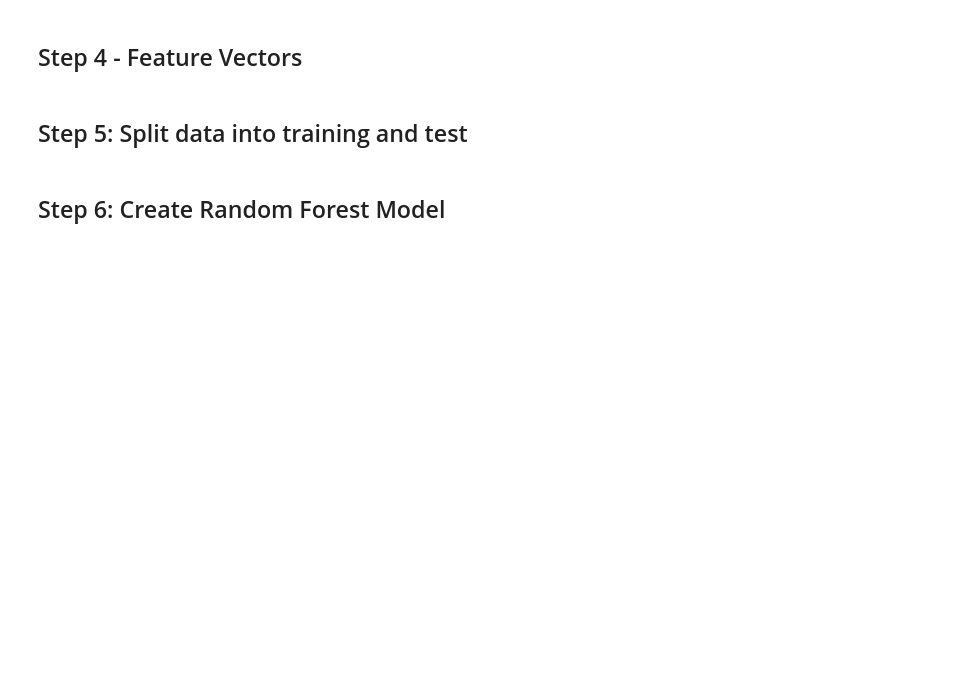
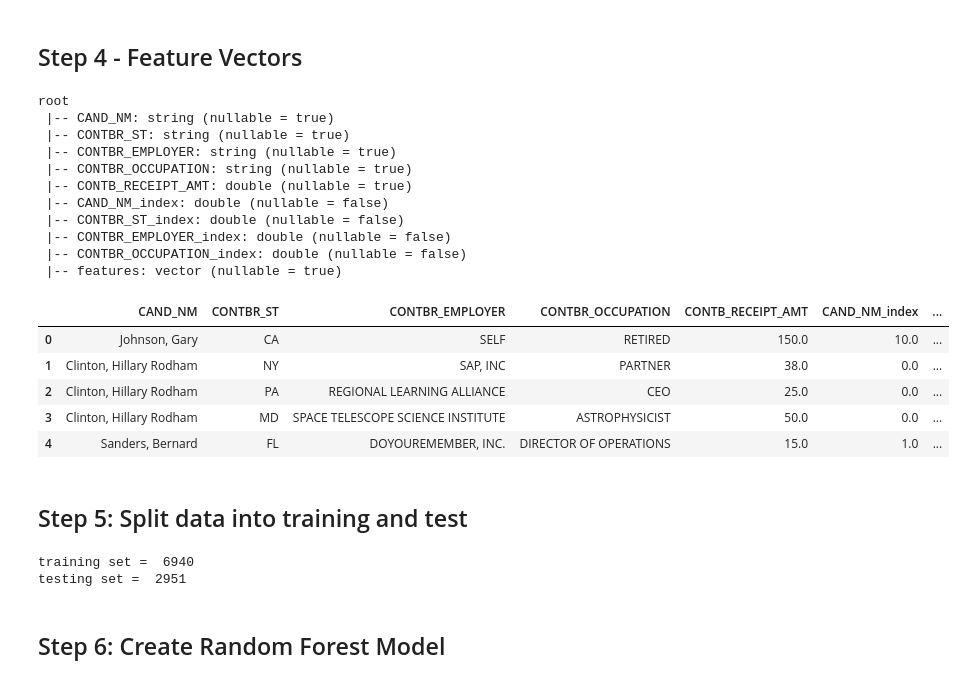
Before and after one commit to bweydert/ml-labs-spark-python, a Jupyter notebook: decision-trees/random-forest-2-election-classification.ipynb, the cells around one changed output. Saved outputs shown, nothing was run; the diff lists cells and outputs as text; code cells hidden in the pictures; blank space fills up the shorter version.

```diff
--- a/decision-trees/random-forest-2-election-classification.ipynb
+++ b/decision-trees/random-forest-2-election-classification.ipynb
@@ -118,7 +227,7 @@ We see some negative contributions!
 ## TODO Filter out only positive contribs
 ## Hint : use fileter(condition)
 ## Hint : condition :
-pos_contribs = data_clean.???("??? > 0")
+pos_contribs = data_clean.filter("CONTB_RECEIPT_AMT > 0")
 
 print("original data size = {:,}".format(data_clean.count()) )
 print("positive contributions data size = {:,}".format(pos_contribs.count()) )
@@ -162,13 +328,13 @@ from pyspark.ml.feature import StringIndexer
 ## CAND_NM,   CONTBR_ST,  CONTBR_EMPLOYER,  CONTBR_OCCUPATION
 
 indexer1 = StringIndexer(inputCol='CAND_NM', outputCol = "CAND_NM_index", handleInvalid="keep")
-indexer2 = StringIndexer(inputCol='???', outputCol = "???_index", handleInvalid="keep")
-indexer3 = StringIndexer(inputCol='???', outputCol = "???_index", handleInvalid="keep")
-indexer4 = StringIndexer(inputCol='???', outputCol = "???_index", handleInvalid="keep")
+indexer2 = StringIndexer(inputCol='CONTBR_ST', outputCol = "CONTBR_ST_index", handleInvalid="keep")
+indexer3 = StringIndexer(inputCol='CONTBR_EMPLOYER', outputCol = "CONTBR_EMPLOYER_index", handleInvalid="keep")
+indexer4 = StringIndexer(inputCol='CONTBR_OCCUPATION', outputCol = "CONTBR_OCCUPATION_index", handleInvalid="keep")
 # %%
 ## Stash indexers into
 from pyspark.ml import Pipeline
 
 ## TODO : add all indexers into stages
-pipeline = Pipeline(stages=[indexer1, ???, ???, ???])
+pipeline = Pipeline(stages=[indexer1, indexer2, indexer3, indexer4])
 print(pipeline)
@@ -175,4 +343,4 @@ print(pipeline)
 # %%
 %%time
 ## TODO : fit and transform 'pos_contribs'  through pipeline
-indexed_data = pipeline.fit(???).transform(???)
+indexed_data = pipeline.fit(pos_contribs).transform(pos_contribs)
@@ -198,22 +432,43 @@ indexed_data.groupBy(['CONTBR_OCCUPATION', 'CONTBR_OCCUPATION_index']).count()\
 # %%
 from pyspark.ml.feature import VectorAssembler
 
 ## Create a feature vector using 'index' columns
-feature_columns = ['CONTBR_ST_index', '???_index', '???_index' ]
+feature_columns = ['CONTBR_ST_index', 'CONTBR_OCCUPATION_index', 'CONTBR_EMPLOYER_index' ]
 
 assembler = VectorAssembler(inputCols= feature_columns,  outputCol="features")
 feature_vector = assembler.transform(indexed_data)
 feature_vector.printSchema()
 
 feature_vector.limit(5).toPandas()
+# %% [output]
+root
+ |-- CAND_NM: string (nullable = true)
+ |-- CONTBR_ST: string (nullable = true)
+ |-- CONTBR_EMPLOYER: string (nullable = true)
+ |-- CONTBR_OCCUPATION: string (nullable = true)
+ |-- CONTB_RECEIPT_AMT: double (nullable = true)
+ |-- CAND_NM_index: double (nullable = false)
+ |-- CONTBR_ST_index: double (nullable = false)
+ |-- CONTBR_EMPLOYER_index: double (nullable = false)
+ |-- CONTBR_OCCUPATION_index: double (nullable = false)
+ |-- features: vector (nullable = true)
+|  | CAND_NM | CONTBR_ST | CONTBR_EMPLOYER | CONTBR_OCCUPATION | CONTB_RECEIPT_AMT | CAND_NM_index | ... |
+| 0 | Johnson, Gary | CA | SELF | RETIRED | 150.0 | 10.0 | ... |
+| 1 | Clinton, Hillary Rodham | NY | SAP, INC | PARTNER | 38.0 | 0.0 | ... |
+| 2 | Clinton, Hillary Rodham | PA | REGIONAL LEARNING ALLIANCE | CEO | 25.0 | 0.0 | ... |
+| 3 | Clinton, Hillary Rodham | MD | SPACE TELESCOPE SCIENCE INSTITUTE | ASTROPHYSICIST | 50.0 | 0.0 | ... |
+| 4 | Sanders, Bernard | FL | DOYOUREMEMBER, INC. | DIRECTOR OF OPERATIONS | 15.0 | 1.0 | ... |
 # %% [markdown]
 ## Step 5: Split data into training and test
 # %%
 # TODO : Split the data into training and test sets (30% held out for testing)
-(training, test) = feature_vector.randomSplit([??? , ???])
+(training, test) = feature_vector.randomSplit([70. , 30.])
 
 print("training set = " , training.count())
 print("testing set = " , test.count())
+# %% [output]
+training set =  6940
+testing set =  2951
 # %% [markdown]
 ## Step 6: Create Random Forest Model
 # %%
```
Also changed, not shown: parts of 31 cells of this notebook, 9 other files.
